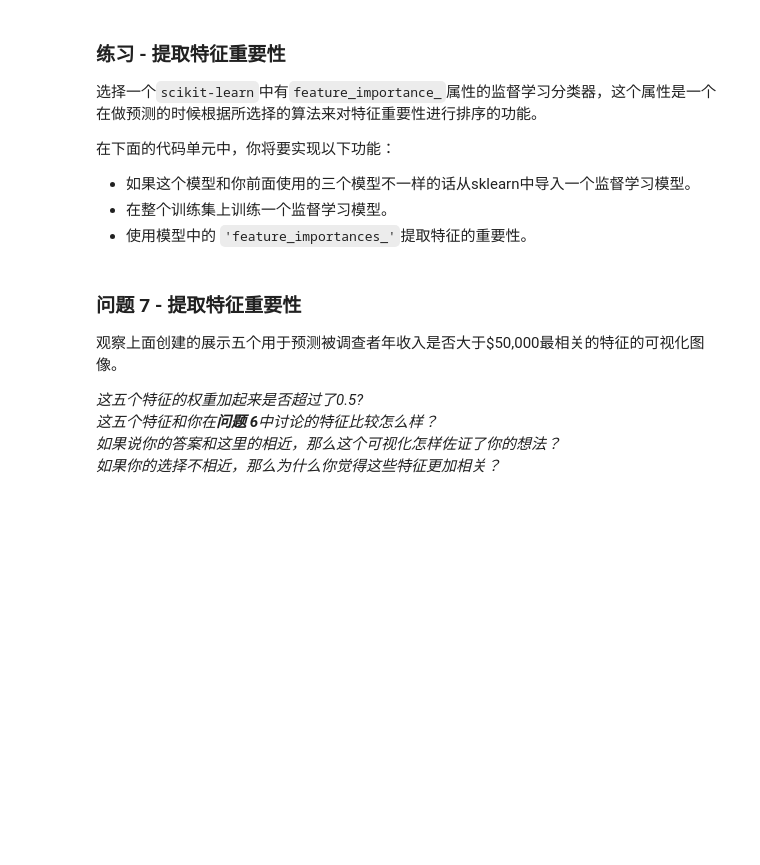
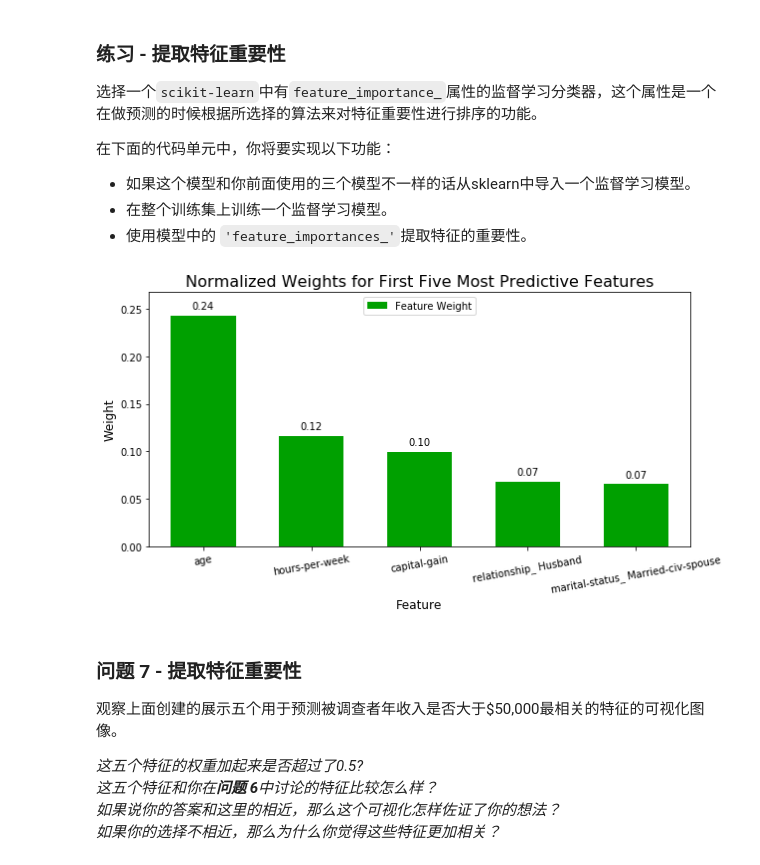
Before and after one commit to miaopei/MachineLearning, a Jupyter notebook: uda_project/P3/my_finding_donors/finding_donors.ipynb, the cells around one changed output. Saved outputs shown, nothing was run; the diff lists cells and outputs as text; code cells hidden in the pictures; blank space fills up the shorter version.

```diff
--- a/uda_project/P3/my_finding_donors/finding_donors.ipynb
+++ b/uda_project/P3/my_finding_donors/finding_donors.ipynb
@@ -669,20 +547,27 @@ SVC trained on 28941 samples.
 **注意：** 取决于你选择的参数列表，下面实现的代码可能需要花一些时间运行！
 # %%
 # TODO：导入'GridSearchCV', 'make_scorer'和其他一些需要的库
+from sklearn.ensemble import RandomForestClassifier
+from sklearn.metrics import fbeta_score, make_scorer
+from sklearn.model_selection import GridSearchCV
 
 # TODO：初始化分类器
-clf = None
+clf = RandomForestClassifier(random_state=0)
 
 # TODO：创建你希望调节的参数列表
-parameters = None
+parameters = {'max_depth':range(3,14,2), 'min_samples_split':range(50,201,20), 'min_samples_leaf':range(10,60,10)}
 
 # TODO：创建一个fbeta_score打分对象
-scorer = None
+scorer = make_scorer(fbeta_score, beta=0.5)
 
 # TODO：在分类器上使用网格搜索，使用'scorer'作为评价函数
-grid_obj = None
+grid_obj = GridSearchCV(clf, parameters, scoring=scorer, cv=5, )
 
 # TODO：用训练数据拟合网格搜索对象并找到最佳参数
+grid_obj.fit(X_train, y_train)
+
+print "Best params and score\n------"
+print grid_obj.best_params_, grid_obj.best_score_
 
 # 得到estimator
 best_clf = grid_obj.best_estimator_
@@ -692,7 +577,7 @@ predictions = (clf.fit(X_train, y_train)).predict(X_val)
 best_predictions = best_clf.predict(X_val)
 
 # 汇报调参前和调参后的分数
-print "Unoptimized model\n------"
+print "\nUnoptimized model\n------"
 print "Accuracy score on validation data: {:.4f}".format(accuracy_score(y_val, predictions))
 print "F-score on validation data: {:.4f}".format(fbeta_score(y_val, predictions, beta = 0.5))
 print "\nOptimized Model\n------"
@@ -744,12 +646,17 @@ _在这十三个记录中，你认为哪五个特征对于预测是最重要的
  - 使用模型中的 `'feature_importances_'`提取特征的重要性。
 # %%
 # TODO：导入一个有'feature_importances_'的监督学习模型
+from sklearn.ensemble import RandomForestClassifier
 
 # TODO：在训练集上训练一个监督学习模型
-model = None
+model = RandomForestClassifier(random_state=0)
+
+model.fit(X_train, y_train)
 
 # TODO： 提取特征重要性
-importances = None
+importances = model.feature_importances_
 
 # 绘图
 vs.feature_plot(importances, X_train, y_train)
+# %% [output]
+[figure, added]
```
Also changed, not shown: parts of 19 cells of this notebook, 2 other files.
